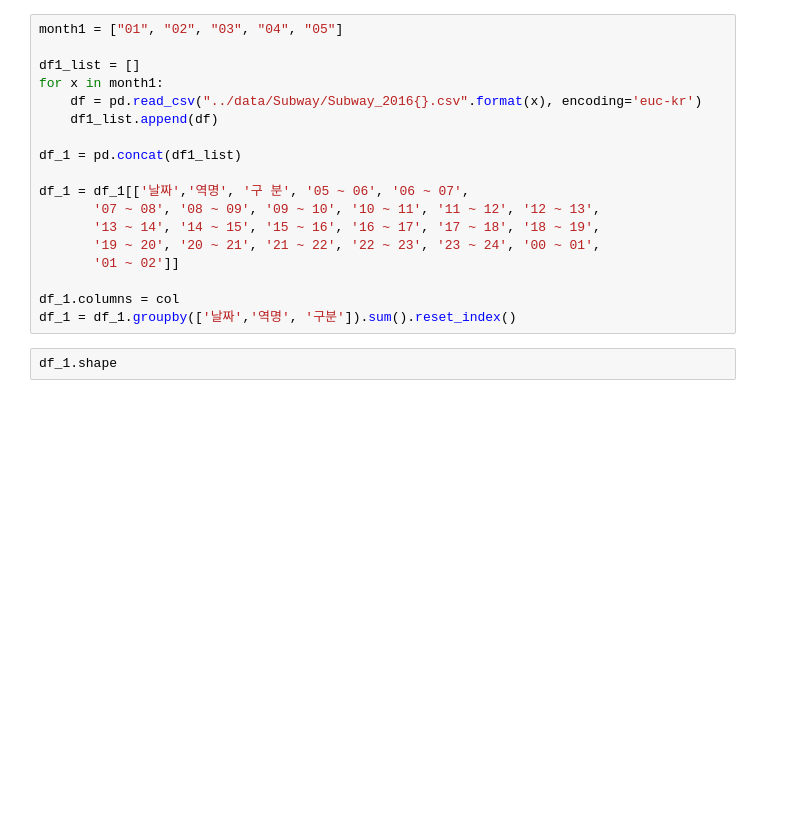
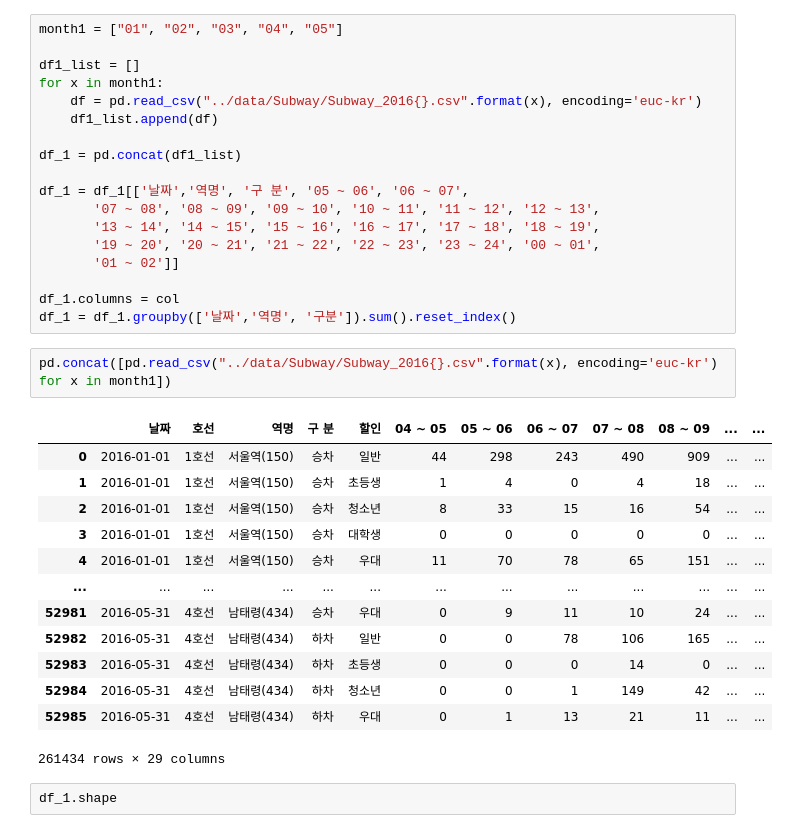
Before and after one commit to minki0415/python-study, a Jupyter notebook: 과제/20220415_김민기.ipynb, the cells around one changed output. Drawn from its saved outputs; the diff is of its cells as text; blank space fills up the shorter version.

```diff
--- a/과제/20220415_김민기.ipynb
+++ b/과제/20220415_김민기.ipynb
@@ -35,6 +35,22 @@ df_1 = df_1[['날짜','역명', '구 분', '05 ~ 06', '06 ~ 07',
 
 df_1.columns = col
 df_1 = df_1.groupby(['날짜','역명', '구분']).sum().reset_index()
+# %%
+pd.concat([pd.read_csv("../data/Subway/Subway_2016{}.csv".format(x), encoding='euc-kr') for x in month1])
+# %% [output]
+|  | 날짜 | 호선 | 역명 | 구 분 | 할인 | 04 ~ 05 | 05 ~ 06 | 06 ~ 07 | 07 ~ 08 | 08 ~ 09 | ... | ... |
+| 0 | 2016-01-01 | 1호선 | 서울역(150) | 승차 | 일반 | 44 | 298 | 243 | 490 | 909 | ... | ... |
+| 1 | 2016-01-01 | 1호선 | 서울역(150) | 승차 | 초등생 | 1 | 4 | 0 | 4 | 18 | ... | ... |
+| 2 | 2016-01-01 | 1호선 | 서울역(150) | 승차 | 청소년 | 8 | 33 | 15 | 16 | 54 | ... | ... |
+| 3 | 2016-01-01 | 1호선 | 서울역(150) | 승차 | 대학생 | 0 | 0 | 0 | 0 | 0 | ... | ... |
+| 4 | 2016-01-01 | 1호선 | 서울역(150) | 승차 | 우대 | 11 | 70 | 78 | 65 | 151 | ... | ... |
+| ... | ... | ... | ... | ... | ... | ... | ... | ... | ... | ... | ... | ... |
+| 52981 | 2016-05-31 | 4호선 | 남태령(434) | 승차 | 우대 | 0 | 9 | 11 | 10 | 24 | ... | ... |
+| 52982 | 2016-05-31 | 4호선 | 남태령(434) | 하차 | 일반 | 0 | 0 | 78 | 106 | 165 | ... | ... |
+| 52983 | 2016-05-31 | 4호선 | 남태령(434) | 하차 | 초등생 | 0 | 0 | 0 | 14 | 0 | ... | ... |
+| 52984 | 2016-05-31 | 4호선 | 남태령(434) | 하차 | 청소년 | 0 | 0 | 1 | 149 | 42 | ... | ... |
+| 52985 | 2016-05-31 | 4호선 | 남태령(434) | 하차 | 우대 | 0 | 1 | 13 | 21 | 11 | ... | ... |
+261434 rows × 29 columns
 # %%
 df_1.shape
 # %% [output]
```
Also changed, not shown: parts of 2 cells of this notebook, 2 other files.
